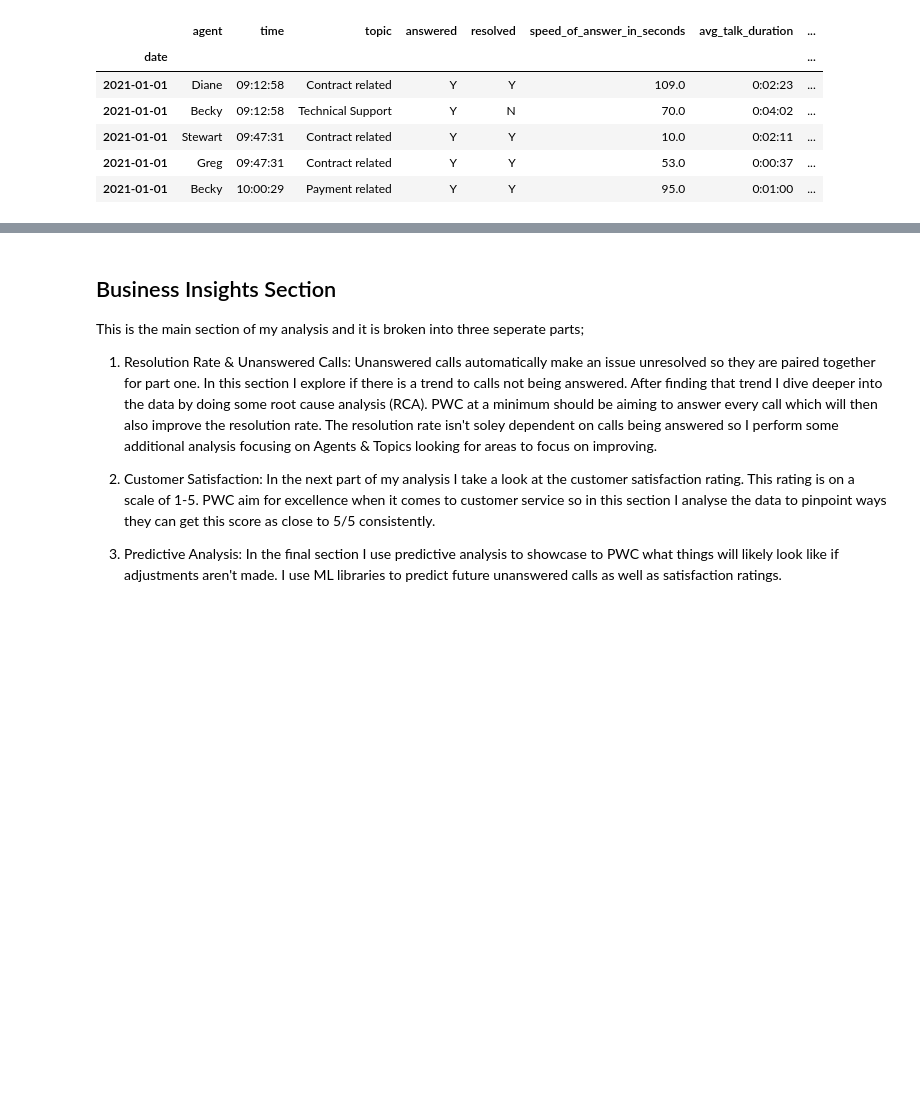
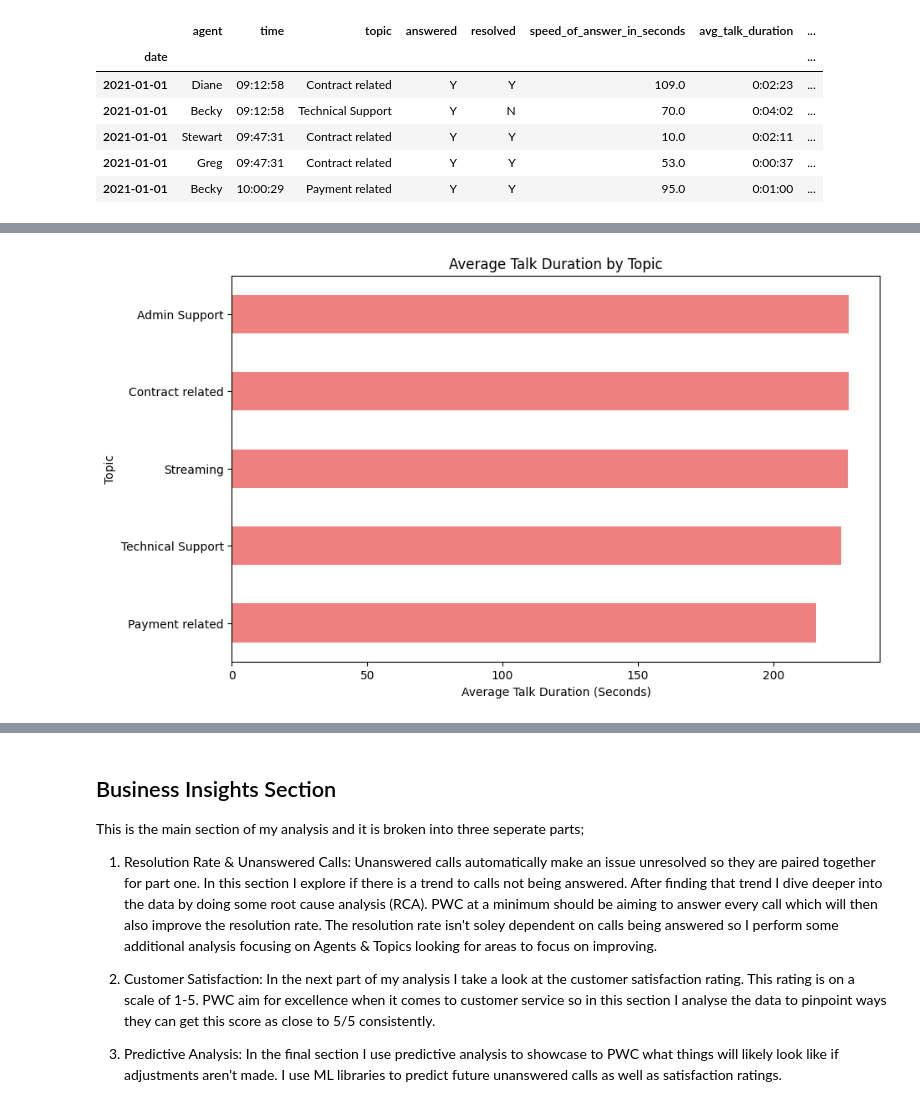
Before and after one commit to daveysull/PFDA, a Jupyter notebook: project/project.ipynb, the cells around one changed output, grey strips where cells are left out. Cells and saved outputs as stored; diff of their text form; code cells hidden in the pictures; blank space fills up the shorter version.

```diff
--- a/project/project.ipynb
+++ b/project/project.ipynb
@@ -237,0 +261,9 @@ df.head()
+# %%
+plt.figure(figsize=(10, 6))
+df.groupby('topic')['avg_talk_duration_seconds'].mean().sort_values().plot(kind='barh', color='lightcoral')
+plt.title('Average Talk Duration by Topic')
+plt.xlabel('Average Talk Duration (Seconds)')
+plt.ylabel('Topic')
+plt.show()
+# %% [output]
+[figure, added]
```
Also changed, not shown: parts of 13 cells of this notebook.
